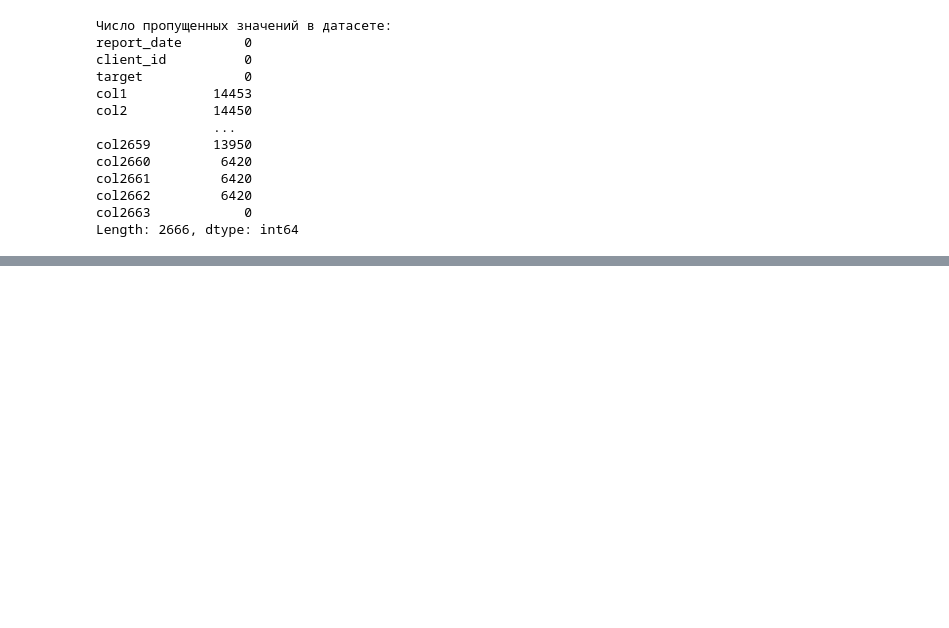
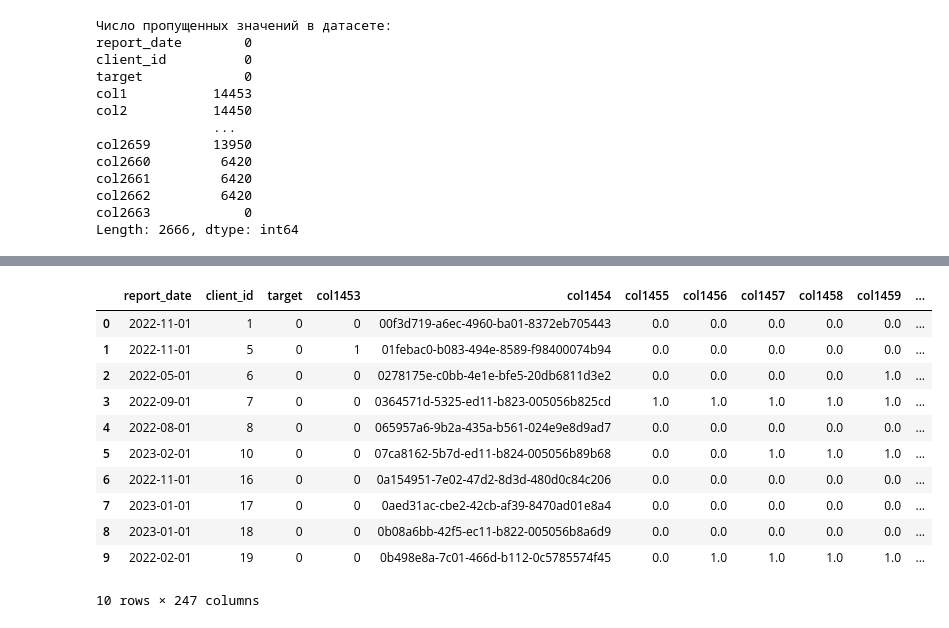
Before and after one commit to pogodaa/second_intensiv_predict_dataset_ot_samolyta, a Jupyter notebook: main.ipynb, the cells around one changed output, grey strips where cells are left out. Saved outputs shown, nothing was run; the diff lists cells and outputs as text; code cells hidden in the pictures; blank space fills up the shorter version.

```diff
--- a/main.ipynb
+++ b/main.ipynb
@@ -57,0 +85,15 @@ df.isnull().sum()
+# %%
+df.head(10)
+# %% [output]
+|  | report_date | client_id | target | col1453 | col1454 | col1455 | col1456 | col1457 | col1458 | col1459 | ... |
+| 0 | 2022-11-01 | 1 | 0 | 0 | 00f3d719-a6ec-4960-ba01-8372eb705443 | 0.0 | 0.0 | 0.0 | 0.0 | 0.0 | ... |
+| 1 | 2022-11-01 | 5 | 0 | 1 | 01febac0-b083-494e-8589-f98400074b94 | 0.0 | 0.0 | 0.0 | 0.0 | 0.0 | ... |
+| 2 | 2022-05-01 | 6 | 0 | 0 | 0278175e-c0bb-4e1e-bfe5-20db6811d3e2 | 0.0 | 0.0 | 0.0 | 0.0 | 1.0 | ... |
+| 3 | 2022-09-01 | 7 | 0 | 0 | 0364571d-5325-ed11-b823-005056b825cd | 1.0 | 1.0 | 1.0 | 1.0 | 1.0 | ... |
+| 4 | 2022-08-01 | 8 | 0 | 0 | 065957a6-9b2a-435a-b561-024e9e8d9ad7 | 0.0 | 0.0 | 0.0 | 0.0 | 0.0 | ... |
+| 5 | 2023-02-01 | 10 | 0 | 0 | 07ca8162-5b7d-ed11-b824-005056b89b68 | 0.0 | 0.0 | 1.0 | 1.0 | 1.0 | ... |
+| 6 | 2022-11-01 | 16 | 0 | 0 | 0a154951-7e02-47d2-8d3d-480d0c84c206 | 0.0 | 0.0 | 0.0 | 0.0 | 0.0 | ... |
+| 7 | 2023-01-01 | 17 | 0 | 0 | 0aed31ac-cbe2-42cb-af39-8470ad01e8a4 | 0.0 | 0.0 | 0.0 | 0.0 | 0.0 | ... |
+| 8 | 2023-01-01 | 18 | 0 | 0 | 0b08a6bb-42f5-ec11-b822-005056b8a6d9 | 0.0 | 0.0 | 0.0 | 0.0 | 0.0 | ... |
+| 9 | 2022-02-01 | 19 | 0 | 0 | 0b498e8a-7c01-466d-b112-0c5785574f45 | 0.0 | 1.0 | 1.0 | 1.0 | 1.0 | ... |
+10 rows × 247 columns
```
Also changed, not shown: parts of 10 cells of this notebook, 1 other file.
